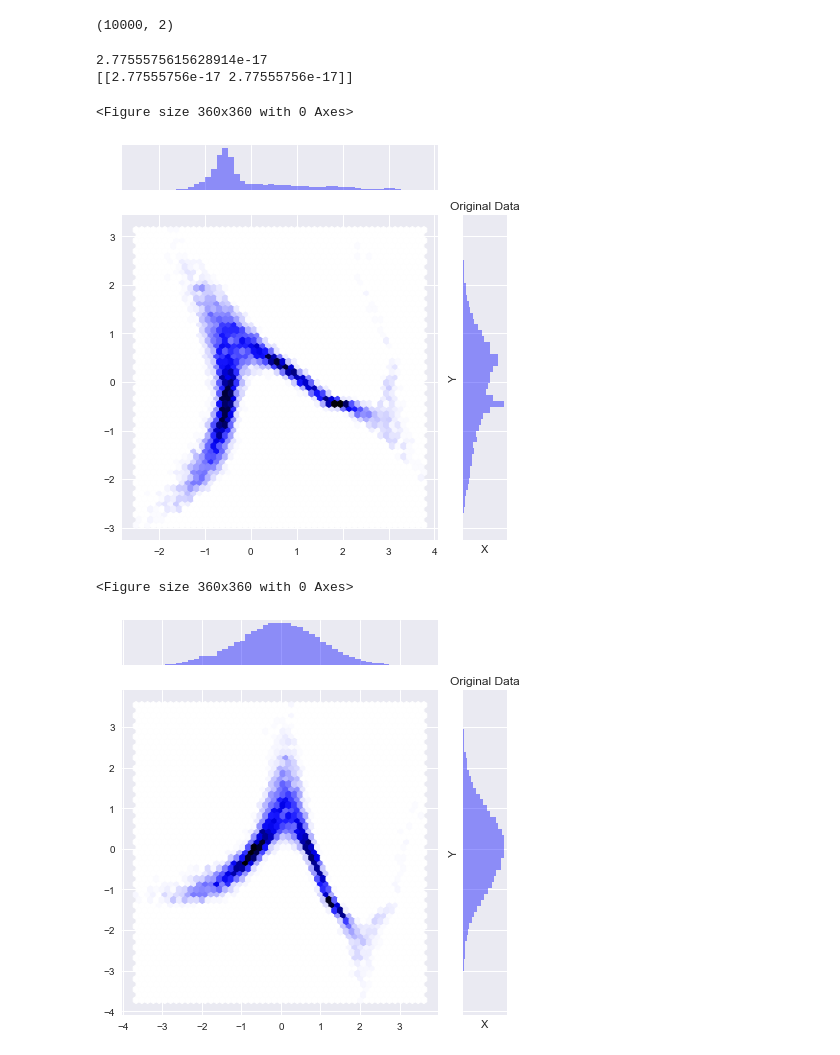
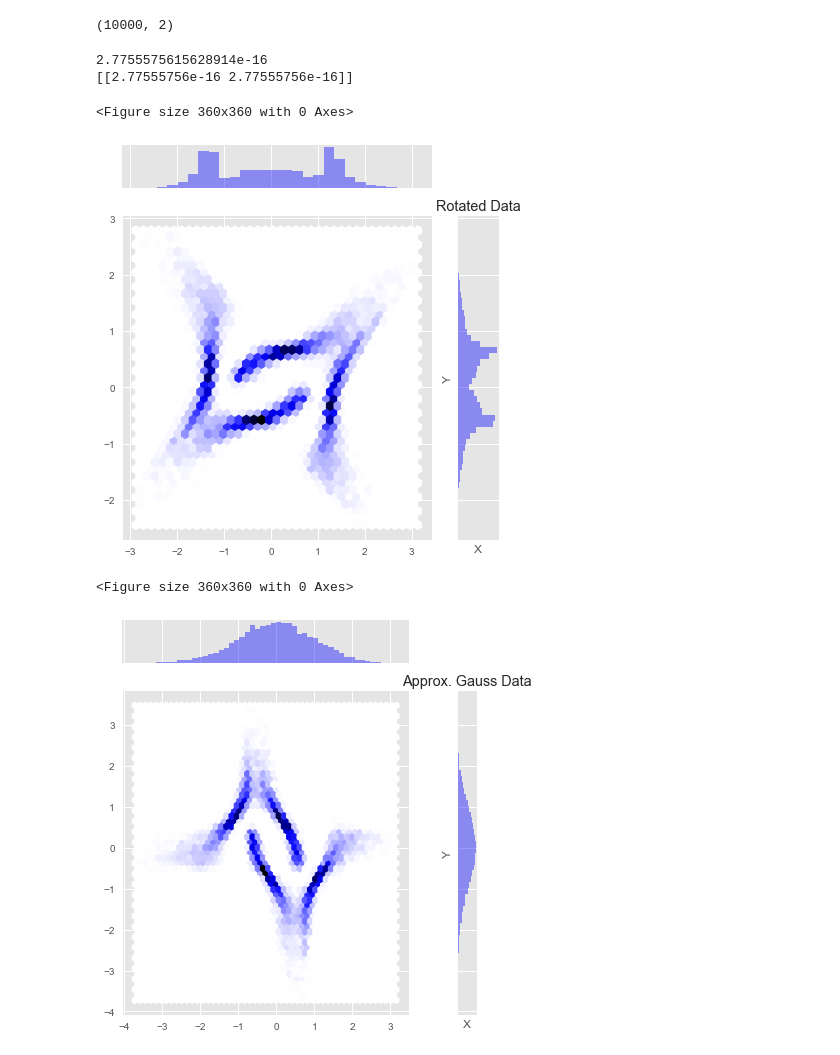
Before and after one commit to IPL-UV/rbig, a Jupyter notebook: notebooks/individual_functions.ipynb, the cells around one changed output. Cells and saved outputs as stored; diff of their text form; code cells hidden in the pictures.

```diff
--- a/notebooks/individual_functions.ipynb
+++ b/notebooks/individual_functions.ipynb
@@ -22,8 +22,7 @@ The autoreload extension is already loaded. To reload it, use:
 seed = 123
 rng = np.random.RandomState(seed=seed)
 
-data = ToyData('rbig', 10000, 0.1, 123).generate_samples()
-print(data)
+data = ToyData('moons', 10000, 0.05, 123).generate_samples()
 X = data[:, 0]
 Y = data[:, 1]
 # num_samples = 5000
@@ -167,29 +159,29 @@ print(l_prob)
 l_prob = rotation_trans.logdetjacobian(data_gauss)
 print(l_prob)
 # %% [output]
-2.7755575615628914e-17
-[[2.77555756e-17 2.77555756e-17]]
+2.7755575615628914e-16
+[[2.77555756e-16 2.77555756e-16]]
 # %%
 # X, Y
 fig  = plt.figure(figsize=(5, 5))
 
 g = sns.jointplot(x=X_rot[:, 0], y=X_rot[:, 1], kind='hex', color='blue')
 plt.xlabel('X')
 plt.ylabel('Y')
-plt.title('Original Data')
+plt.title('Rotated Data')
 plt.tight_layout()
 plt.show()
 
 fig  = plt.figure(figsize=(5, 5))
 
 g = sns.jointplot(x=X_gauss_approx[:, 0], y=X_gauss_approx[:, 1], kind='hex', color='blue')
 plt.xlabel('X')
 plt.ylabel('Y')
-plt.title('Original Data')
+plt.title('Approx. Gauss Data')
 plt.tight_layout()
 plt.show()
 # %% [output]
 <Figure size 360x360 with 0 Axes>
-[figure, old version]
+[figure, new version]
 <Figure size 360x360 with 0 Axes>
-[figure, old version]
+[figure, new version]
```
Also changed, not shown: parts of 9 cells of this notebook.
